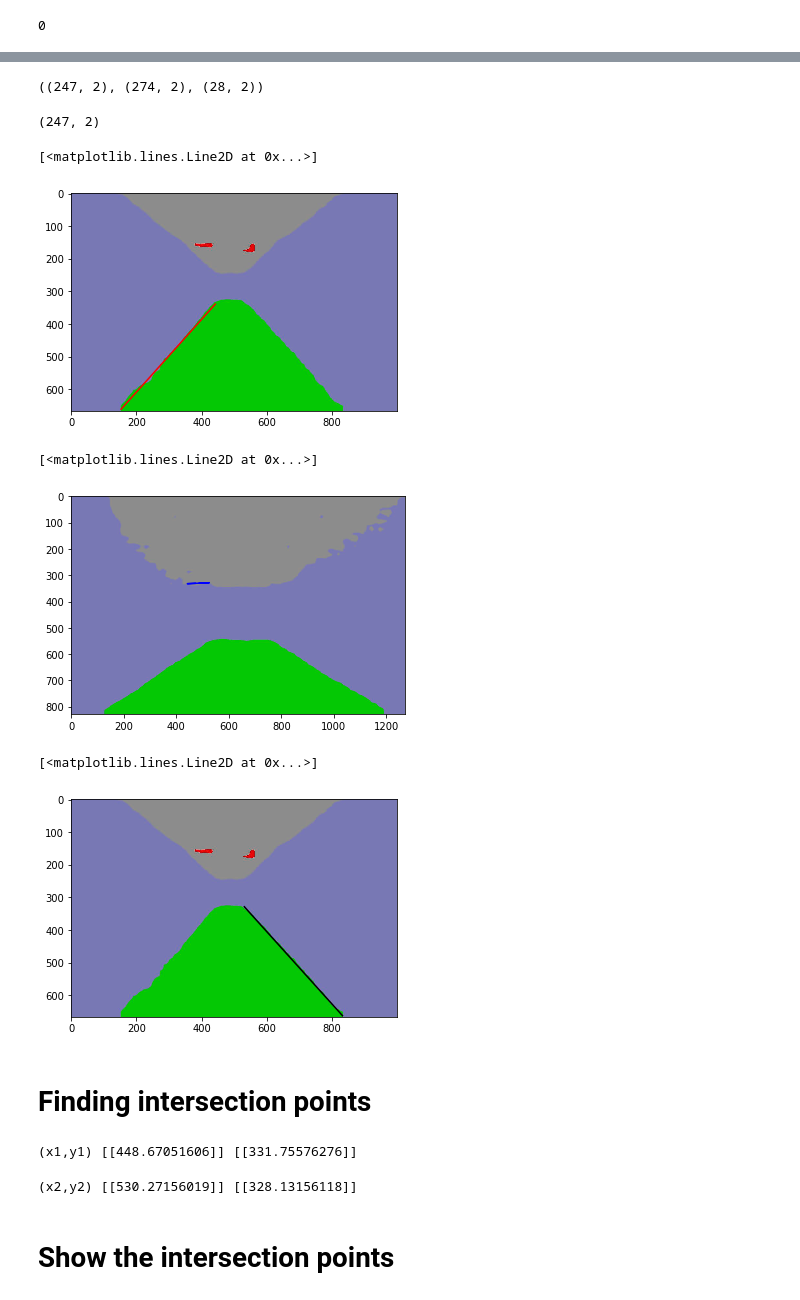
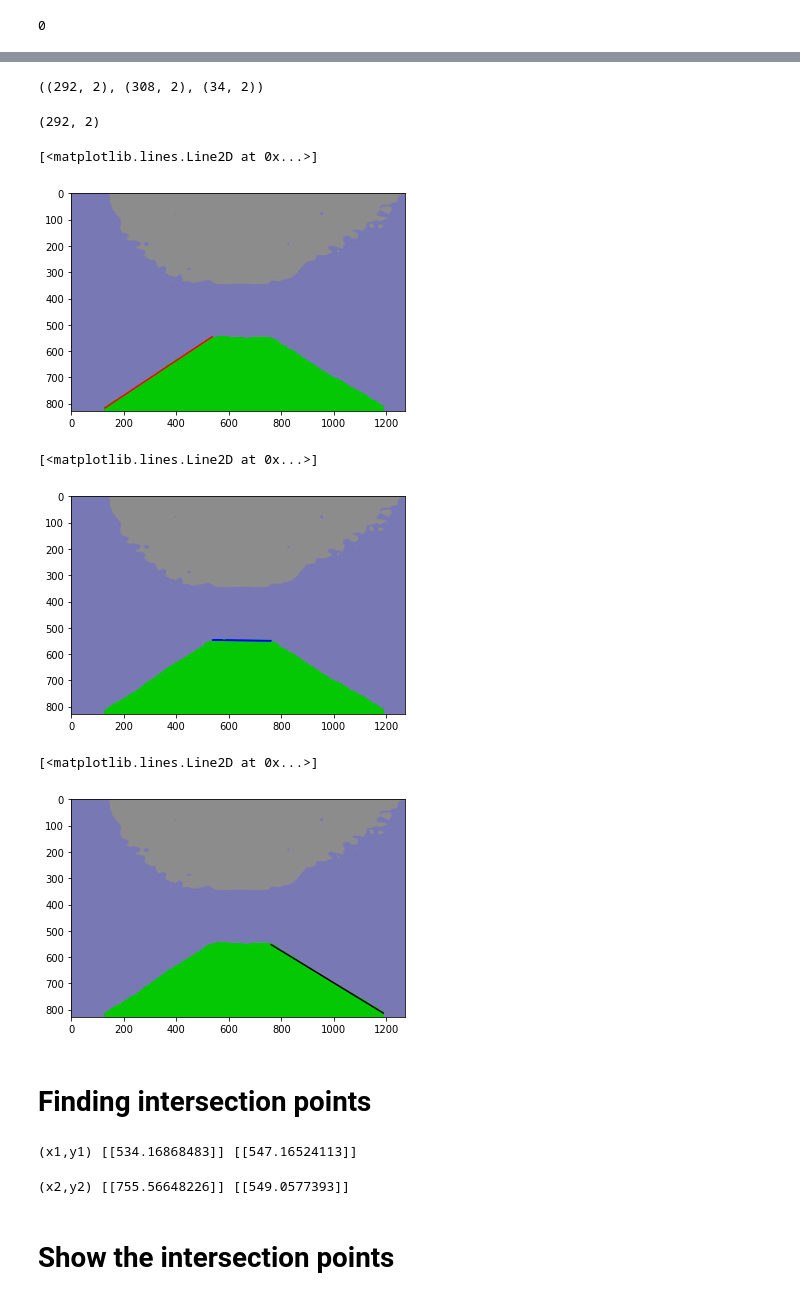
Before and after one commit to abhinav3/visibleFloorSegmentation, a Jupyter notebook: Regression.ipynb, the cells around one changed output, grey strips where cells are left out. Drawn from its saved outputs; the diff is of its cells as text; code cells hidden in the pictures.

```diff
--- a/Regression.ipynb
+++ b/Regression.ipynb
@@ -3,7 +3,9 @@ import cv2
 import numpy as np
 from matplotlib import pyplot as plt
 # %%
-img = cv2.imread('8.jpg')
+# img_file_name = '8.jpg'
+img_file_name = '19.jpg'
+img = cv2.imread(img_file_name)
 plt.imshow(img)
 # %% [output]
 <matplotlib.image.AxesImage at 0x...>
@@ -112,7 +114,7 @@ df_top_horizontal = df.loc[(df['y'] <= y_percentile)]
 # %%
 df_left.shape, df_right.shape, df_top_horizontal.shape
 # %% [output]
-((247, 2), (274, 2), (28, 2))
+((292, 2), (308, 2), (34, 2))
 # %%
 left_points = np.array(df_left)
 right_points = np.array(df_right)
@@ -120,7 +122,7 @@ top_horizontal_points = np.array(df_top_horizontal)
 # %%
 left_points.shape
 # %% [output]
-(247, 2)
+(292, 2)
 # %%
 from sklearn.linear_model import LinearRegression
 def getFittingLine(points):
@@ -138,28 +140,28 @@ m2, b2, l2 = getFittingLine(top_horizontal_points)
 m3, b3, l3 = getFittingLine(right_points)
 # %%
 plt.figure()
-img = cv2.imread('8.jpg')
+img = cv2.imread(img_file_name)
 plt.imshow(img)
 plt.plot(left_points[:,0].reshape(-1, 1), l1, 'r-')
 # %% [output]
 [<matplotlib.lines.Line2D at 0x...>]
-[figure, old version]
+[figure, new version]
 # %%
 plt.figure()
-img = cv2.imread('19.jpg')
+img = cv2.imread(img_file_name)
 plt.imshow(img)
 plt.plot(top_horizontal_points[:,0].reshape(-1, 1), l2, 'b-')
 # %% [output]
 [<matplotlib.lines.Line2D at 0x...>]
-[figure, old version]
+[figure, new version]
 # %%
 plt.figure()
-img = cv2.imread('8.jpg')
+img = cv2.imread(img_file_name)
 plt.imshow(img)
 plt.plot(right_points[:,0].reshape(-1, 1), l3, 'k-')
 # %% [output]
 [<matplotlib.lines.Line2D at 0x...>]
-[figure, old version]
+[figure, new version]
 # %% [markdown]
 # Finding intersection points
 # %%
@@ -168,14 +170,14 @@ y1 = m1 * x1 + b1
 
 print('(x1,y1)',x1,y1)
 # %% [output]
-(x1,y1) [[448.67051606]] [[331.75576276]]
+(x1,y1) [[534.16868483]] [[547.16524113]]
 # %%
 x2 = (b2-b3) / (m3-m2)
 y2 = m2 * x2 + b2
 
 print('(x2,y2)',x2,y2)
 # %% [output]
-(x2,y2) [[530.27156019]] [[328.13156118]]
+(x2,y2) [[755.56648226]] [[549.0577393]]
 # %% [markdown]
 # Show the intersection points
 # %%
```
Also changed, not shown: parts of 11 cells of this notebook.
